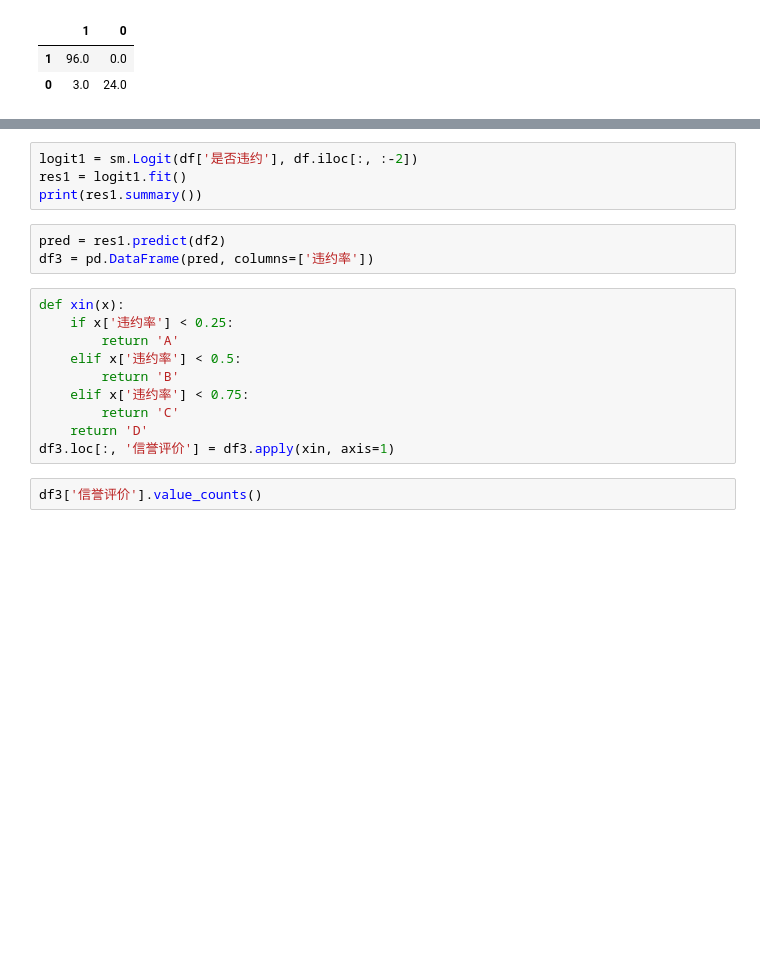
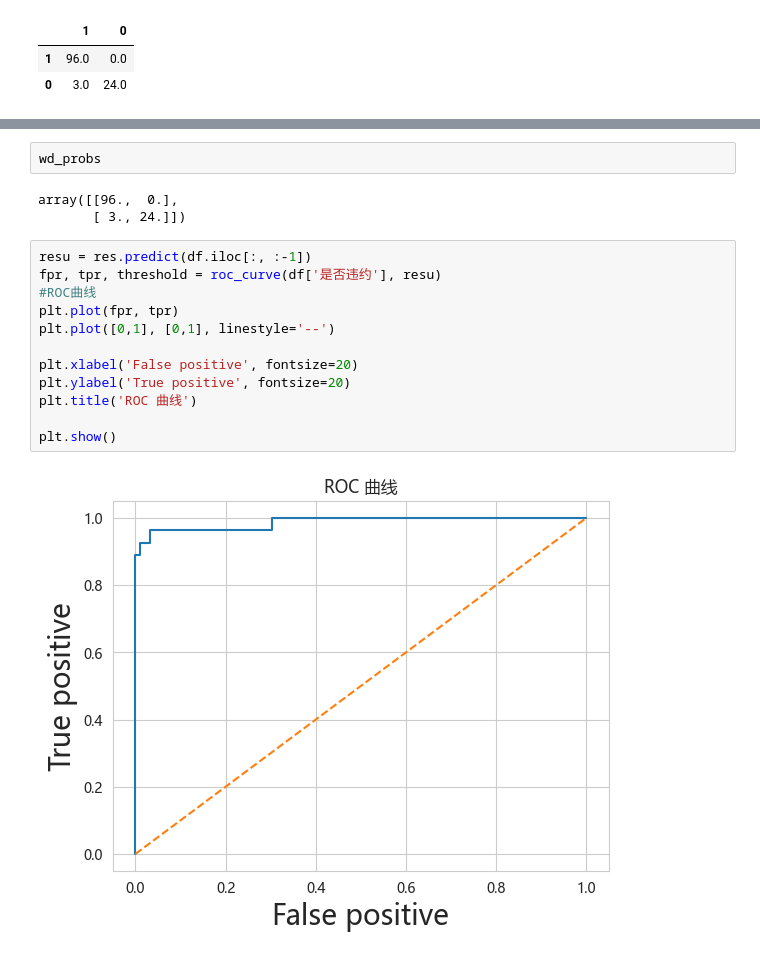
Before and after one commit to sorker/get_imdb_top_chinese, a Jupyter notebook: 2020C/c1.ipynb, the cells around one changed output, grey strips where cells are left out. Drawn from its saved outputs; the diff is of its cells as text; blank space fills up the shorter version.

```diff
--- a/2020C/c1.ipynb
+++ b/2020C/c1.ipynb
@@ -595,19 +359,19 @@ df2
-# %%
-logit1 = sm.Logit(df['是否违约'], df.iloc[:, :-2])
-res1 = logit1.fit()
-print(res1.summary())
-# %%
-pred = res1.predict(df2)
-df3 = pd.DataFrame(pred, columns=['违约率'])
-# %%
-def xin(x):
-    if x['违约率'] < 0.25:
-        return 'A'
-    elif x['违约率'] < 0.5:
-        return 'B'
-    elif x['违约率'] < 0.75:
-        return 'C'
-    return 'D'
-df3.loc[:, '信誉评价'] = df3.apply(xin, axis=1)
-# %%
-df3['信誉评价'].value_counts()
+# %%
+wd_probs
+# %% [output]
+array([[96.,  0.],
+       [ 3., 24.]])
+# %%
+resu = res.predict(df.iloc[:, :-1])
+fpr, tpr, threshold = roc_curve(df['是否违约'], resu)
+#ROC曲线
+plt.plot(fpr, tpr)
+plt.plot([0,1], [0,1], linestyle='--')
+
+plt.xlabel('False positive', fontsize=20)
+plt.ylabel('True positive', fontsize=20)
+plt.title('ROC 曲线')
+
+plt.show()
+# %% [output]
+[figure, added]
```
Also changed, not shown: parts of 21 cells of this notebook, 1 other file.
